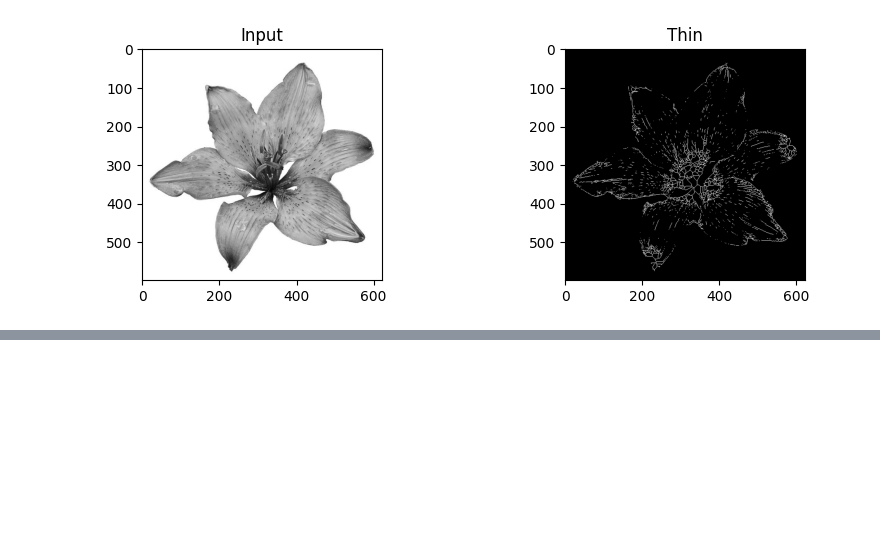
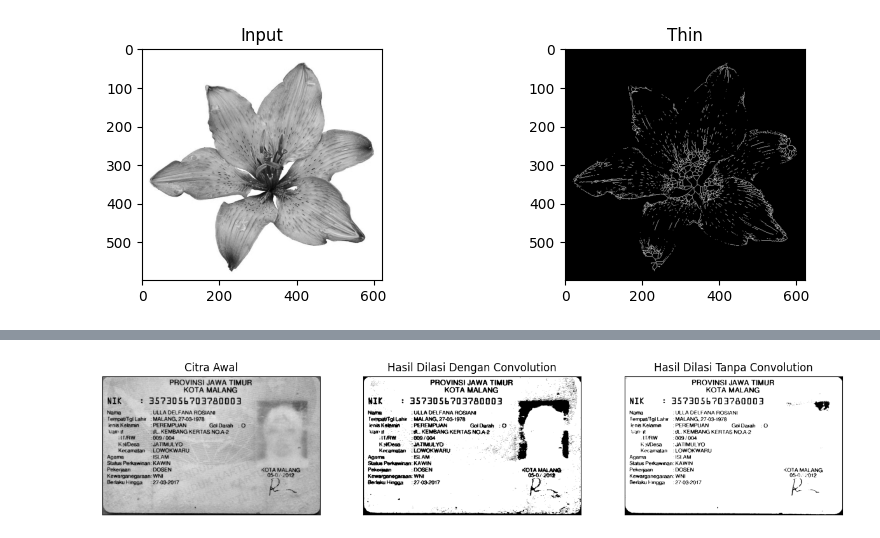
Before and after one commit to maulss/PCVK, a Jupyter notebook: minggu8.ipynb, the cells around one changed output, grey strips where cells are left out. Saved outputs shown, nothing was run; the diff lists cells and outputs as text; code cells hidden in the pictures; blank space fills up the shorter version.

```diff
--- a/minggu8.ipynb
+++ b/minggu8.ipynb
@@ -526,0 +536,80 @@ plt.show()
+# %%
+# Fungsi `conv2d` untuk melakukan operasi konvolusi pada gambar
+def conv2d(image, kernel, stride):
+  # Mendapatkan tinggi dan lebar gambar
+  height, width = image.shape[0], image.shape[1]
+  kernel_height, kernel_width = kernel.shape[0], kernel.shape[1]
+  # Menghitung titik awal yang akan digunakan dalam loop
+  start = int(kernel_width/2)
+  # Membuat salinan gambar input
+  image_result = np.copy(image)
+  # Loop melalui gambar dengan pergeseran 'stride'
+  for y in range(start, height - start, stride):
+    for x in range(start, width - start, stride):
+      value = 0
+      # Loop melalui kernel
+      for ky in range(kernel_height):
+        for kx in range(kernel_width):
+          i = y - start + ky
+          j = x - start + kx
+          # Melakukan operasi konvolusi pada piksel gambar
+          value += image[i, j] * kernel[ky, kx]
+      # Memastikan nilai berada dalam rentang 0 hingga 255
+      image_result[y, x] = np.clip(value, 0, 255)
+    # Mengembalikan gambar hasil konvolusi
+    return image_result
+# Fungsi `Brightness` untuk menyesuaikan tingkat kecerahan gambar
+def Brightness (image, brightness):
+  # Membuat gambar baru dengan ukuran yang sama dengan gambar input
+  brightness_image = np.zeros(image.shape, image.dtype)
+  # Loop melalui setiap piksel gambar
+  for y in range(image.shape[0]):
+    for x in range(image.shape[1]):
+      for c in range(image.shape[2]):
+        # Menambahkan tingkat kecerahan ke setiap saluran warna
+        brightness_image[y,x,c] = np.clip(image[y,x,c] + brightness, 0, 255)
+  # Mengembalikan gambar hasil dengan tingkat kecerahan yang disesuaikan
+  return brightness_image
+# Definisi kernel untuk operasi konvolusi
+kernel_sharpen = np.array([[0, -1, 0],
+                          [-1, 5, -1],
+                          [0, -1, 0]], dtype = np.float32)
+# Membaca gambar dari file
+img = cv2.imread('/content/drive/MyDrive/PVCK/KTP rosi.jpeg')
+
+kernel_lsed = np.array([[1, 0, -1],
+                          [2, 0, -3],
+                          [1, 0, -2]], dtype=np.float32)
+
+# Melakukan operasi konvolusi pada gambar dengan kernel_lsed
+result = conv2d(img, kernel_lsed,1)
+# Mengatur tingkat kecerahan gambar hasil konvolusi
+brightness = Brightness(result, -35)
+# Mengubah gambar menjadi citra grayscale
+input = cv2.cvtColor(brightness, cv2.COLOR_BGR2GRAY)
+# Melakukan thresholding pada gambar
+ret, thresh = cv2.threshold(input, 127, 255, cv2.THRESH_BINARY)
+# Membuat kernel untuk operasi dilasi
+kernel = np.ones((2,1),np.uint16)
+# Melakukan operasi dilasi pada hasil thresholding
+dilasi = cv2.dilate(thresh,kernel,iterations = 1)
+
+# Mengubah gambar asli menjadi citra grayscale
+input2 = cv2.cvtColor(img, cv2.COLOR_BGR2GRAY)
+# Melakukan thresholding pada gambar asli
+ret2, thresh2 = cv2.threshold(input2, 127, 255, cv2.THRESH_BINARY)
+kernel2 = np.ones((2,1),np.uint16)
+# Melakukan operasi dilasi pada hasil thresholding gambar asli
+dilasi2 = cv2.dilate(thresh2,kernel2,iterations = 1)
+
+print(kernel)
+# Menampilkan gambar-gambar dalam tiga subplot
+plt.figure(figsize=(15,13))
+plt.subplot(131),plt.imshow(input, cmap='gray'),plt.title('Citra Awal')
+plt.xticks([]), plt.yticks([])
+plt.subplot(132),plt.imshow(dilasi, cmap='gray'),plt.title('Hasil Dilasi Dengan Convolution')
+plt.xticks([]), plt.yticks([])
+plt.subplot(133),plt.imshow(dilasi2, cmap='gray'),plt.title('Hasil Dilasi Tanpa Convolution')
+plt.xticks([]), plt.yticks([])
+plt.show()
+# %% [output]
@@ -526,0 +618 @@ plt.show()
+[figure, added]
```
Also changed, not shown: parts of 9 cells of this notebook.
